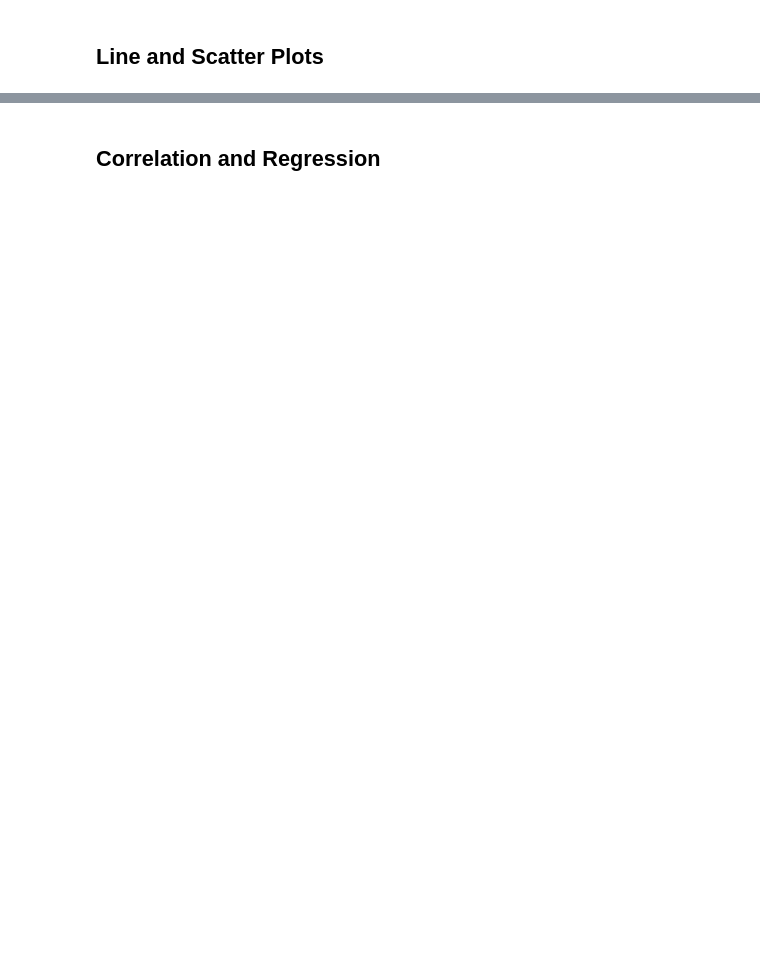
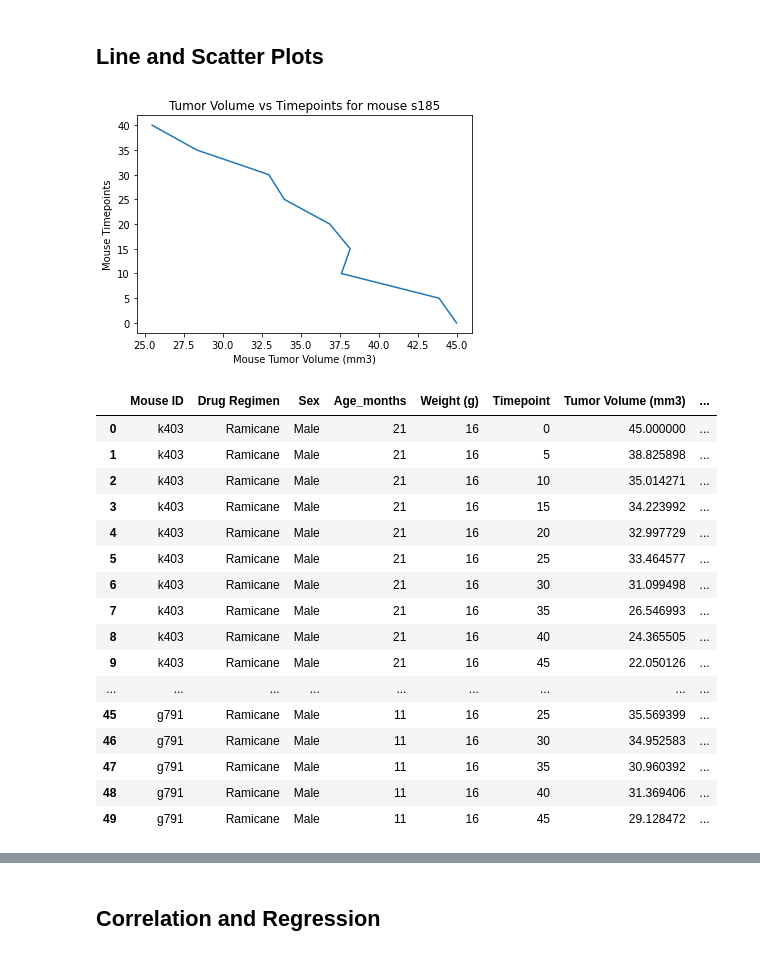
Before and after one commit to jbeachy21/Pymaceuticals, a Jupyter notebook: pymaceuticals_starter.ipynb, the cells around one changed output, grey strips where cells are left out. Drawn from its saved outputs; the diff is of its cells as text; code cells hidden in the pictures; blank space fills up the shorter version.

```diff
--- a/pymaceuticals_starter.ipynb
+++ b/pymaceuticals_starter.ipynb
@@ -249,0 +343,37 @@ KeyError: 474
+# %%
+# Generate a line plot of tumor volume vs. time point for a mouse treated with Capomulin
+
+mouseCapo = all_data[10:19]
+
+mouseCapo.head(50)
+
+CapoTimepoints = mouseCapo['Timepoint']
+CapoTumor = mouseCapo['Tumor Volume (mm3)']
+CapoTumor
+
+plt.plot(CapoTumor, CapoTimepoints)
+
+plt.xlabel("Mouse Tumor Volume (mm3)")
+plt.ylabel("Mouse Timepoints")
+plt.title("Tumor Volume vs Timepoints for mouse s185")
+plt.show()
+all_data.head(50)
+# %% [output]
+[figure, added]
+|  | Mouse ID | Drug Regimen | Sex | Age_months | Weight (g) | Timepoint | Tumor Volume (mm3) | ... |
+| 0 | k403 | Ramicane | Male | 21 | 16 | 0 | 45.000000 | ... |
+| 1 | k403 | Ramicane | Male | 21 | 16 | 5 | 38.825898 | ... |
+| 2 | k403 | Ramicane | Male | 21 | 16 | 10 | 35.014271 | ... |
+| 3 | k403 | Ramicane | Male | 21 | 16 | 15 | 34.223992 | ... |
+| 4 | k403 | Ramicane | Male | 21 | 16 | 20 | 32.997729 | ... |
+| 5 | k403 | Ramicane | Male | 21 | 16 | 25 | 33.464577 | ... |
+| 6 | k403 | Ramicane | Male | 21 | 16 | 30 | 31.099498 | ... |
+| 7 | k403 | Ramicane | Male | 21 | 16 | 35 | 26.546993 | ... |
+| 8 | k403 | Ramicane | Male | 21 | 16 | 40 | 24.365505 | ... |
+| 9 | k403 | Ramicane | Male | 21 | 16 | 45 | 22.050126 | ... |
+| ... | ... | ... | ... | ... | ... | ... | ... | ... |
+| 45 | g791 | Ramicane | Male | 11 | 16 | 25 | 35.569399 | ... |
+| 46 | g791 | Ramicane | Male | 11 | 16 | 30 | 34.952583 | ... |
+| 47 | g791 | Ramicane | Male | 11 | 16 | 35 | 30.960392 | ... |
+| 48 | g791 | Ramicane | Male | 11 | 16 | 40 | 31.369406 | ... |
+| 49 | g791 | Ramicane | Male | 11 | 16 | 45 | 29.128472 | ... |
```
Also changed, not shown: parts of 10 cells of this notebook, 2 other files.
